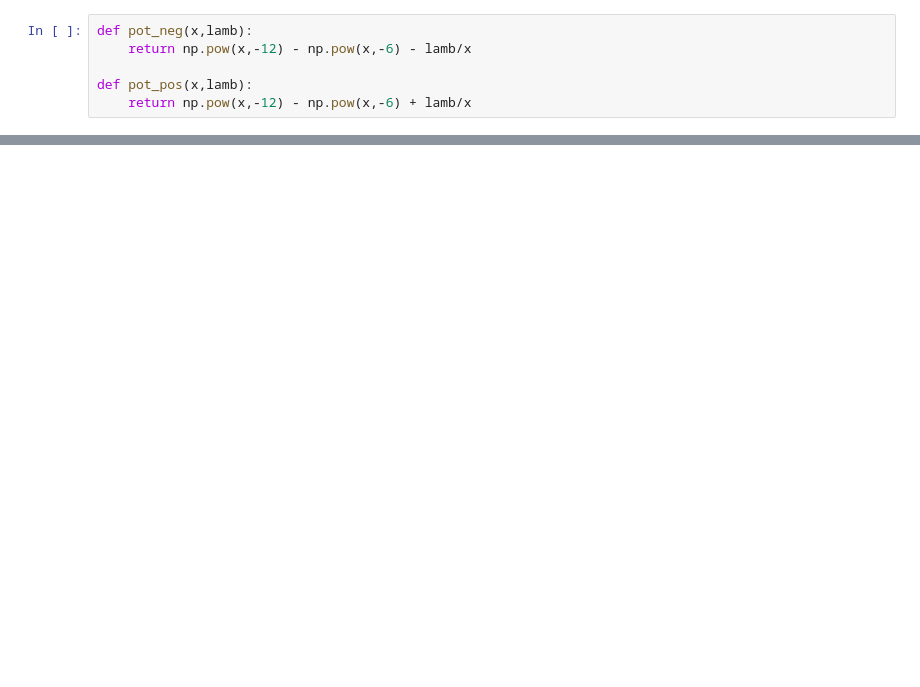
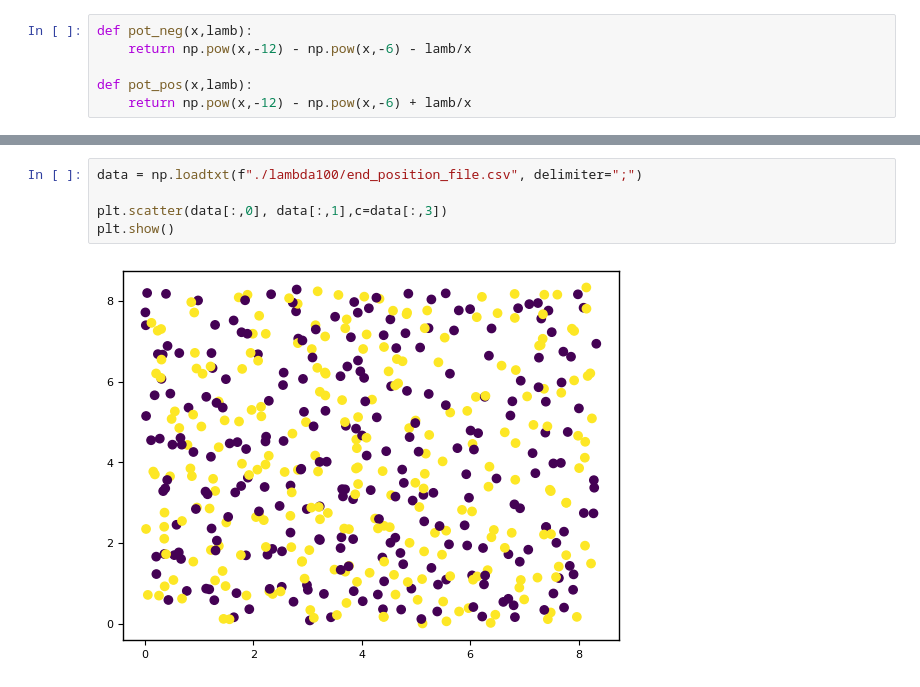
Before and after one commit to Sparisi01/montecarlo_particles_simulation, a Jupyter notebook: output/saves/Coulomb_LJ_coupling/data_analysis_LJ_Coulomb.ipynb, the cells around one changed output, grey strips where cells are left out. Cells and saved outputs as stored; diff of their text form; blank space fills up the shorter version.

```diff
--- a/output/saves/Coulomb_LJ_coupling/data_analysis_LJ_Coulomb.ipynb
+++ b/output/saves/Coulomb_LJ_coupling/data_analysis_LJ_Coulomb.ipynb
@@ -139,0 +192,7 @@ TypeError: Legend.__init__() got an unexpected keyword argument 'location'
+# %%
+data = np.loadtxt(f"./lambda100/end_position_file.csv", delimiter=";")
+
+plt.scatter(data[:,0], data[:,1],c=data[:,3])
+plt.show()
+# %% [output]
+[figure, added]
```
Also changed, not shown: parts of 5 cells of this notebook, 33 other files.
